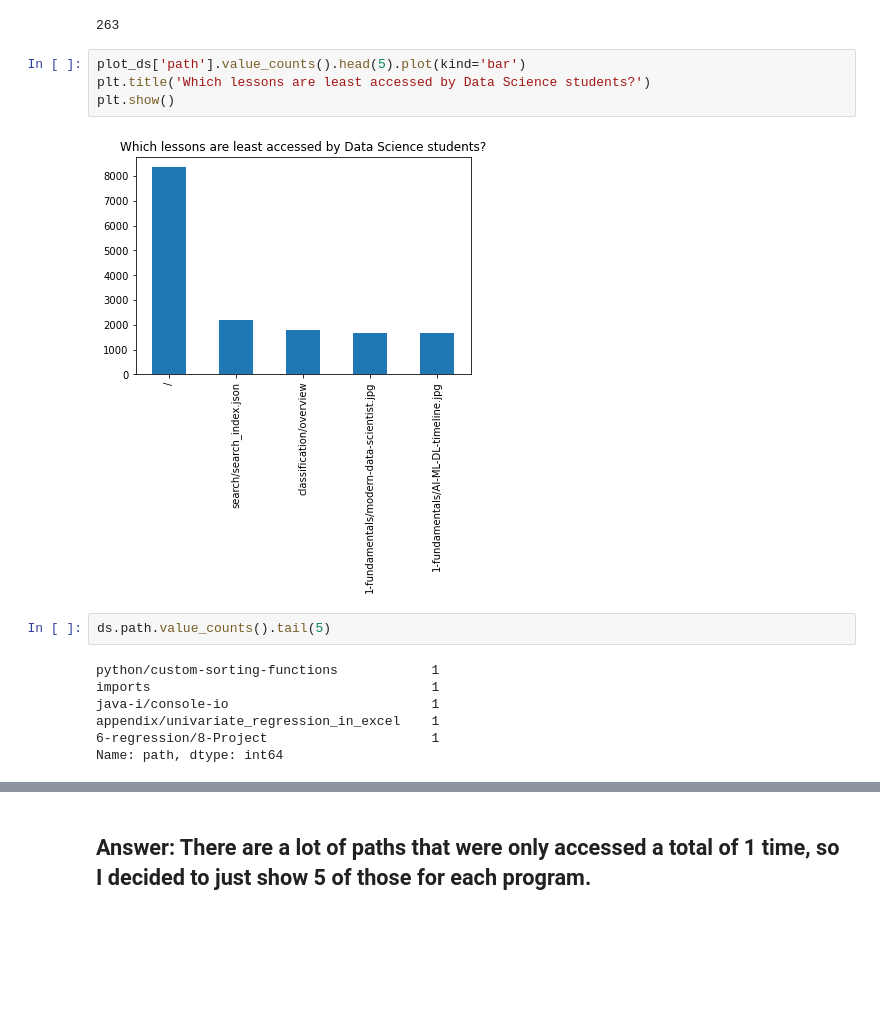
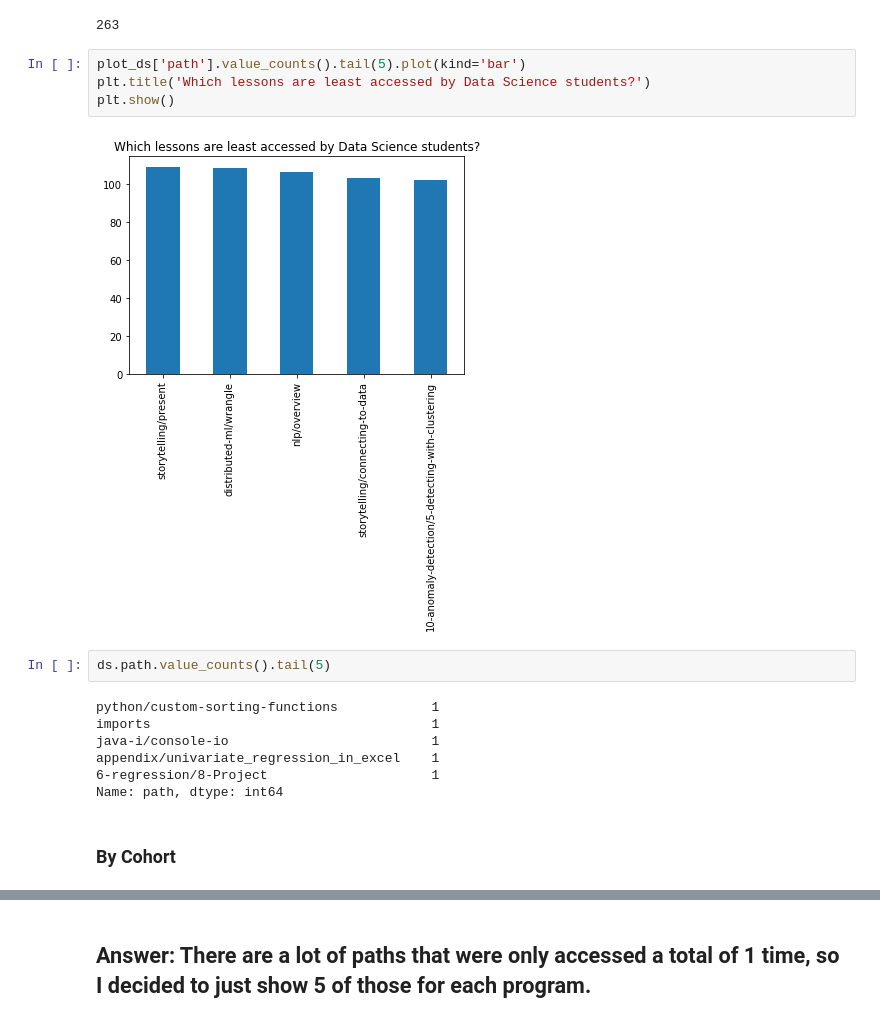
Before and after one commit to greg-paige-kayla-lincoln/anomaly_detection_project, a Jupyter notebook: Paige_scratchpad.ipynb, the cells around one changed output, grey strips where cells are left out. Saved outputs shown, nothing was run; the diff lists cells and outputs as text; blank space fills up the shorter version.

```diff
--- a/Paige_scratchpad.ipynb
+++ b/Paige_scratchpad.ipynb
@@ -186,11 +206,11 @@ plot_ds.path.nunique()
 # %% [output]
 263
 # %%
-plot_ds['path'].value_counts().head(5).plot(kind='bar')
+plot_ds['path'].value_counts().tail(5).plot(kind='bar')
 plt.title('Which lessons are least accessed by Data Science students?')
 plt.show()
 # %% [output]
-[figure, old version]
+[figure, new version]
 # %%
 ds.path.value_counts().tail(5)
 # %% [output]
@@ -200,3 +220,5 @@ java-i/console-io                          1
 appendix/univariate_regression_in_excel    1
 6-regression/8-Project                     1
 Name: path, dtype: int64
+# %% [markdown]
+### By Cohort
```
Also changed, not shown: parts of 4 cells of this notebook.
